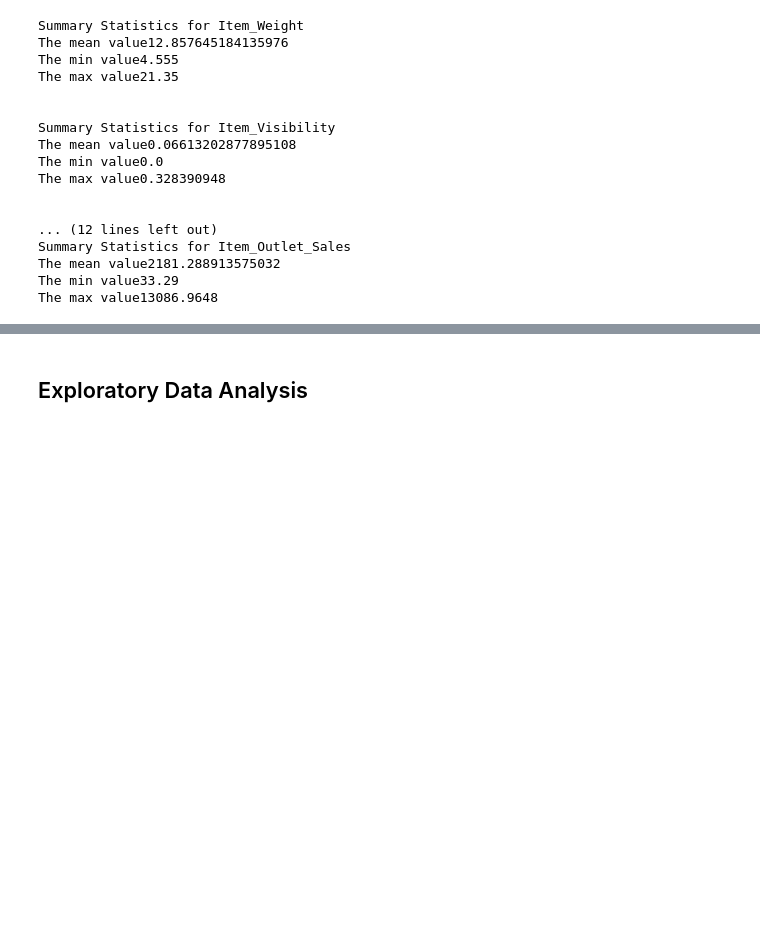
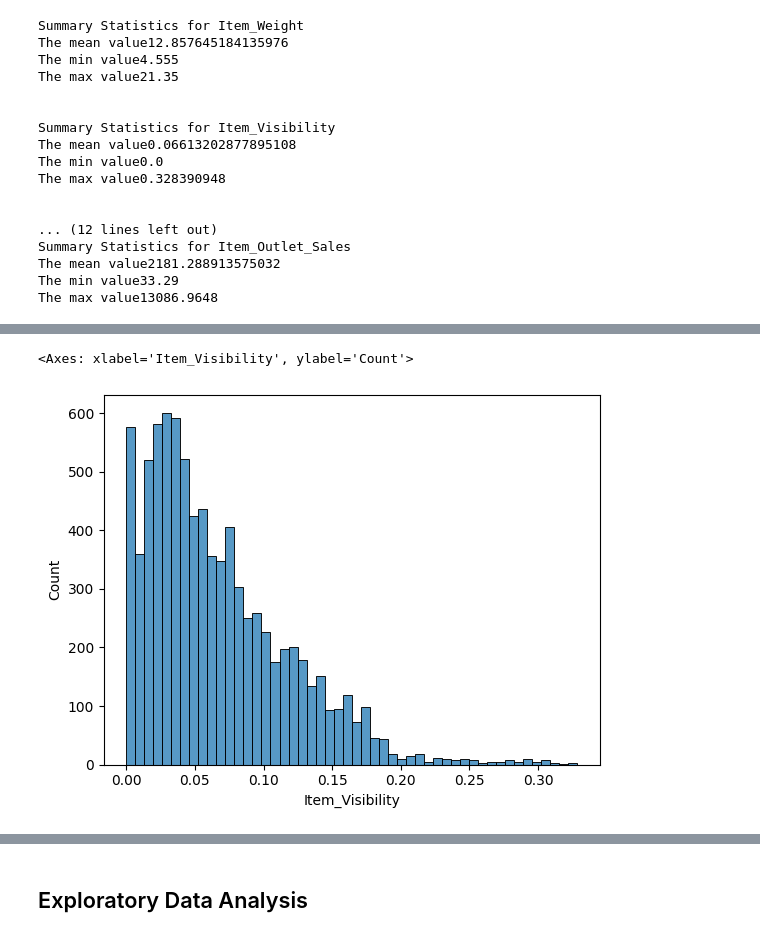
Before and after one commit to feras-nahhal/Prediction-of-Product-Sales, a Jupyter notebook: Prediction_of_Product_Sales.ipynb, the cells around one changed output, grey strips where cells are left out. Drawn from its saved outputs; the diff is of its cells as text; code cells hidden in the pictures; blank space fills up the shorter version.

```diff
--- a/Prediction_of_Product_Sales.ipynb
+++ b/Prediction_of_Product_Sales.ipynb
@@ -189,0 +198,5 @@ The max value13086.9648
+# %%
+sns.histplot(df['Item_Visibility'])
+# %% [output]
+<Axes: xlabel='Item_Visibility', ylabel='Count'>
+[figure, added]
```
Also changed, not shown: parts of 13 cells of this notebook.
